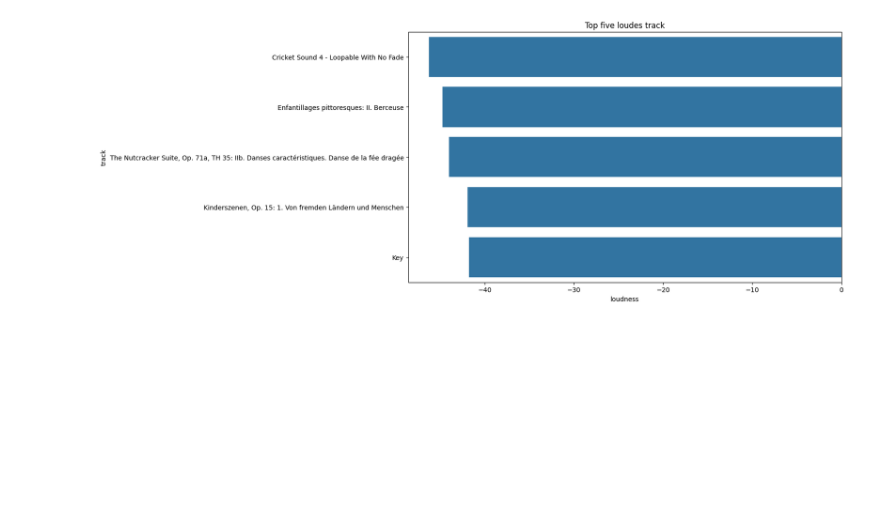
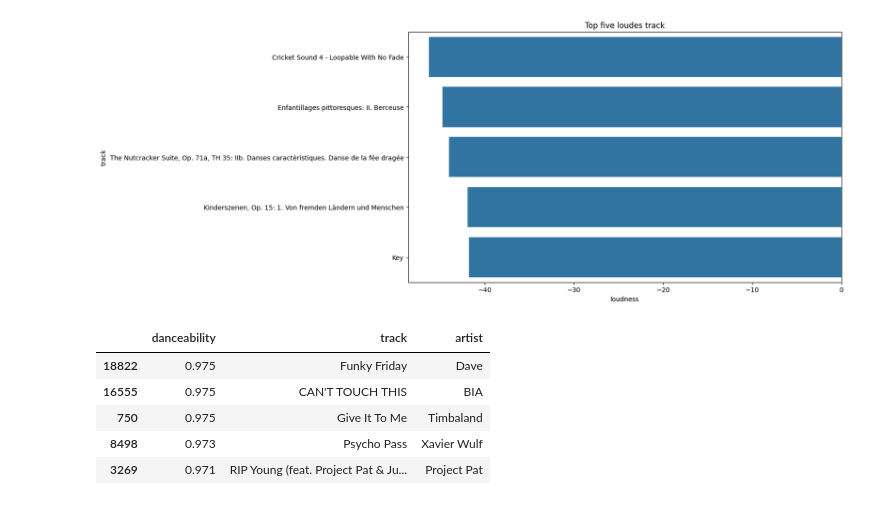
Before and after one commit to walethewave/Song-Stats-Analyzer, a Jupyter notebook: spotify.ipynb, the cells around one changed output. Saved outputs shown, nothing was run; the diff lists cells and outputs as text; code cells hidden in the pictures; blank space fills up the shorter version.

```diff
--- a/spotify.ipynb
+++ b/spotify.ipynb
@@ -187,3 +187,13 @@ plt.title("Top five loudes track")
 plt.show()
 # %% [output]
 [figure]
+# %%
+top_five_artist_danceable_song = df_cleaned[["danceability", "track", "artist"]].sort_values(by="danceability", ascending=False)[:5]
+top_five_artist_danceable_song
+# %% [output]
+|  | danceability | track | artist |
+| 18822 | 0.975 | Funky Friday | Dave |
+| 16555 | 0.975 | CAN'T TOUCH THIS | BIA |
+| 750 | 0.975 | Give It To Me | Timbaland |
+| 8498 | 0.973 | Psycho Pass | Xavier Wulf |
+| 3269 | 0.971 | RIP Young (feat. Project Pat & Ju... | Project Pat |
```
Also changed, not shown: parts of 3 cells of this notebook.
